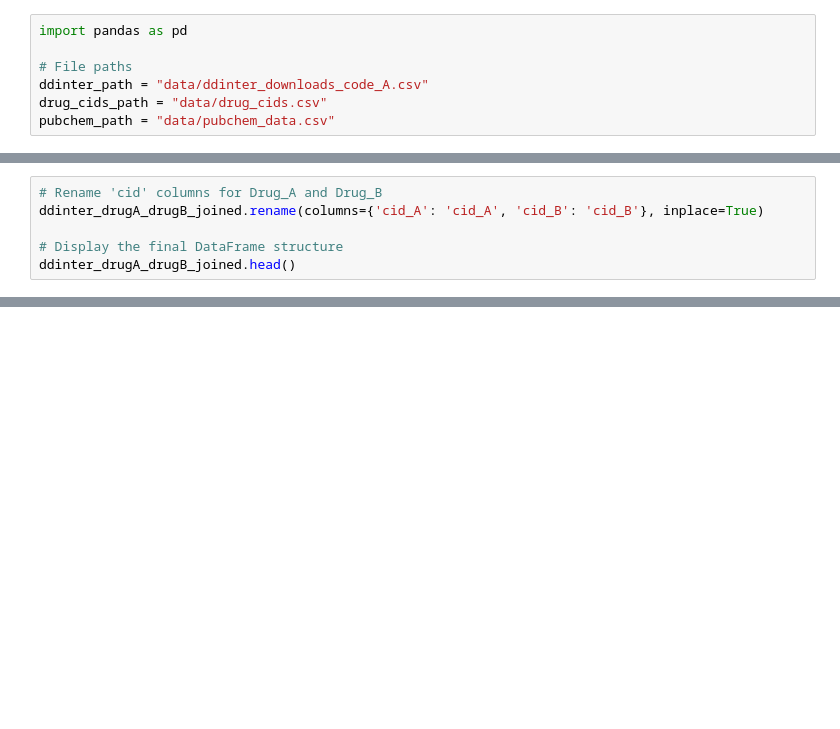
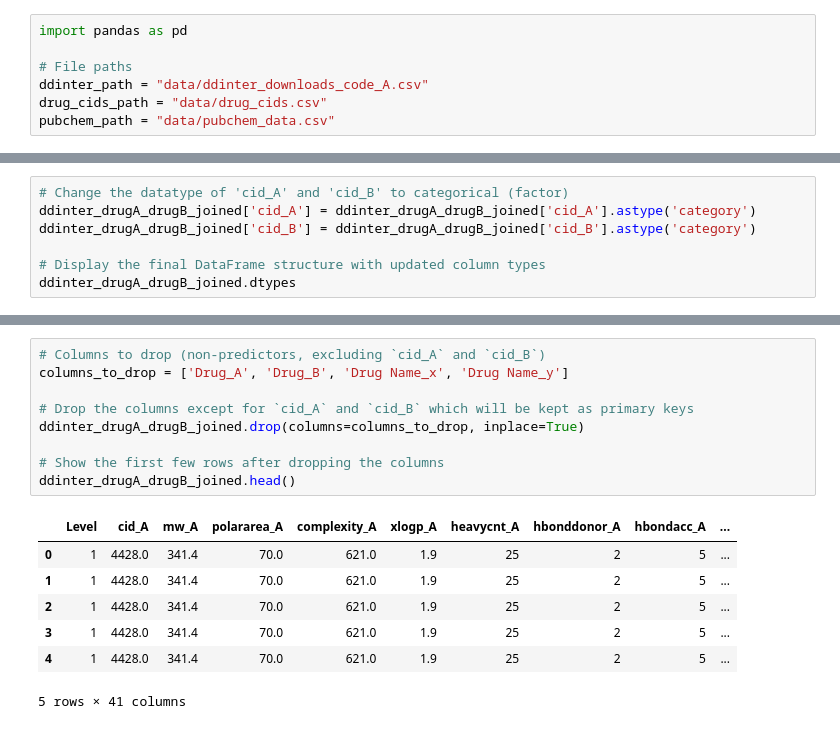
Before and after one commit to Freston1605/balanciumrx, a Jupyter notebook: train_data_processing.ipynb, the cells around one changed output, grey strips where cells are left out. Drawn from its saved outputs; the diff is of its cells as text; blank space fills up the shorter version.

```diff
--- a/train_data_processing.ipynb
+++ b/train_data_processing.ipynb
@@ -68,6 +184,0 @@ ddinter_drugA_drugB_joined.head()
-# %%
-# Rename 'cid' columns for Drug_A and Drug_B
-ddinter_drugA_drugB_joined.rename(columns={'cid_A': 'cid_A', 'cid_B': 'cid_B'}, inplace=True)
-
-# Display the final DataFrame structure
-ddinter_drugA_drugB_joined.head()
@@ -81,0 +185,7 @@ ddinter_drugA_drugB_joined.head()
+# %%
+# Change the datatype of 'cid_A' and 'cid_B' to categorical (factor)
+ddinter_drugA_drugB_joined['cid_A'] = ddinter_drugA_drugB_joined['cid_A'].astype('category')
+ddinter_drugA_drugB_joined['cid_B'] = ddinter_drugA_drugB_joined['cid_B'].astype('category')
+
+# Display the final DataFrame structure with updated column types
+ddinter_drugA_drugB_joined.dtypes
@@ -81,0 +210,17 @@ ddinter_drugA_drugB_joined.head()
+# %%
+# Columns to drop (non-predictors, excluding `cid_A` and `cid_B`)
+columns_to_drop = ['Drug_A', 'Drug_B', 'Drug Name_x', 'Drug Name_y']
+
+# Drop the columns except for `cid_A` and `cid_B` which will be kept as primary keys
+ddinter_drugA_drugB_joined.drop(columns=columns_to_drop, inplace=True)
+
+# Show the first few rows after dropping the columns
+ddinter_drugA_drugB_joined.head()
+# %% [output]
+|  | Level | cid_A | mw_A | polararea_A | complexity_A | xlogp_A | heavycnt_A | hbonddonor_A | hbondacc_A | ... |
+| 0 | 1 | 4428.0 | 341.4 | 70.0 | 621.0 | 1.9 | 25 | 2 | 5 | ... |
+| 1 | 1 | 4428.0 | 341.4 | 70.0 | 621.0 | 1.9 | 25 | 2 | 5 | ... |
+| 2 | 1 | 4428.0 | 341.4 | 70.0 | 621.0 | 1.9 | 25 | 2 | 5 | ... |
+| 3 | 1 | 4428.0 | 341.4 | 70.0 | 621.0 | 1.9 | 25 | 2 | 5 | ... |
+| 4 | 1 | 4428.0 | 341.4 | 70.0 | 621.0 | 1.9 | 25 | 2 | 5 | ... |
+5 rows × 41 columns
```
Also changed, not shown: parts of 22 cells of this notebook, 2 other files.
